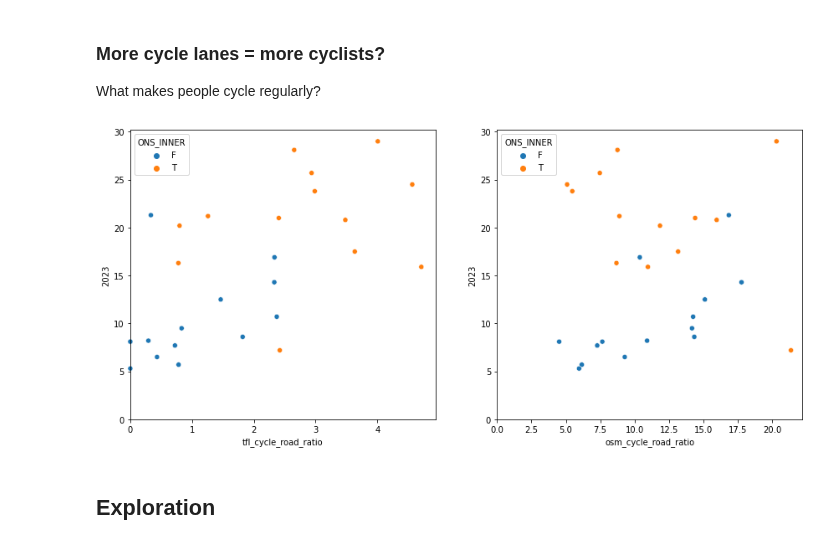
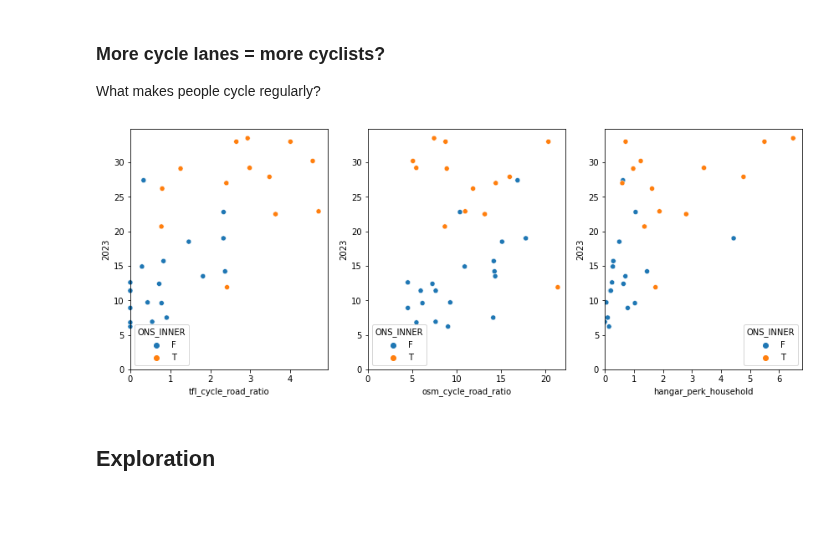
Before and after one commit to Lisa-Ho/small-data-projects, a Jupyter notebook: 2025/2504-cycling-rates-infra/cycling-rates-vs-infra.ipynb, the cells around one changed output. Cells and saved outputs as stored; diff of their text form; code cells hidden in the pictures; blank space fills up the shorter version.

```diff
--- a/2025/2504-cycling-rates-infra/cycling-rates-vs-infra.ipynb
+++ b/2025/2504-cycling-rates-infra/cycling-rates-vs-infra.ipynb
@@ -139,7 +139,7 @@ rates = rates[rates["ONS Code"].isin(london["GSS_CODE"])].reset_index(drop=True)
 # replace missing data
 years = ['2016', '2017', '2018','2019', '2020', '2021', '2022', '2023']
 for year in years:
-    rates[year] = rates[year].replace("[u]", np.nan)
+    rates[year] = rates[year].replace("[u]", None)
 rates.head()
 # %% [output]
 |  | ONS Code | Area name | Class | Mode | Purpose | Frequency | 2016 | 2017 | 2018 | 2019 | ... |
@@ -176,8 +176,8 @@ Source: Data gathered by Sian Berry AM, Green Party Member of the London Assembl
 [Pdf download here](https://www.london.gov.uk/sites/default/files/2024-02/2024_02_SIAN_BERRY_WINNING_BETTER_BOROUGH_TRANSPORT_PLANS.pdf)
 # %%
 funding = pd.read_csv("transport_bids.csv",
-                        skiprows=2, usecols=[0,1,2,3],
+                        skiprows=2, usecols=[0,2,3],
                         header=None,
-                        names=["GSS_CODE","NAME", "transport_bid", "transport_funding"])
+                        names=["GSS_CODE","transport_bid", "transport_funding"])
 funding.head()
 # %% [output]
@@ -226,33 +226,35 @@ gdf.head()
 # %% [markdown]
 ## Data viz
 # %%
-def filter_rates(purpose, frequency):
+def filter_rates(purpose, frequency, year):
     filter = (rates["Purpose"] == purpose) & (rates["Frequency"]== frequency)
-    rates_f = rates[filter]
+    rates_f = rates[filter][["ONS Code", year]]
     return rates_f
 # %% [markdown]
 ### More cycle lanes = more cyclists?
 
 What makes people cycle regularly?
 # %%
-rates_f = filter_rates("Any", "At least once per week")
-data = pd.merge(gdf, rates_f[["ONS Code", "2023"]], left_on="GSS_CODE", right_on="ONS Code", how="left")
+year = "2023"
+rates_f = filter_rates("Any", "At least once per month", year)
+data = pd.merge(gdf, rates_f, left_on="GSS_CODE", right_on="ONS Code", how="left")
 
 #setup-------------------------------
-fig, axes = plt.subplots(1,2, figsize=(12,6))
+fig, axes = plt.subplots(1,3, figsize=(12,5))
 plt.subplots_adjust(hspace=0.2, left=0.07, top=0.85, bottom=0.05, right=1)
 
 #plot data ---------------------------------
-sns.scatterplot(data=data, x="tfl_cycle_road_ratio", y="2023", hue="ONS_INNER", ax=axes[0],
+sns.scatterplot(data=data, x="tfl_cycle_road_ratio", y=year, hue="ONS_INNER", ax=axes[0],
                 clip_on=False)
-sns.scatterplot(data=data, x="osm_cycle_road_ratio", y="2023", hue="ONS_INNER", ax=axes[1])
+sns.scatterplot(data=data, x="osm_cycle_road_ratio", y=year, hue="ONS_INNER", ax=axes[1])
+sns.scatterplot(data=data, x="hangar_perk_household", y=year, hue="ONS_INNER", ax=axes[2])
 
 #format axes ---------------------------------
 for ax in axes:
     ax.set_ylim(ymin=0)
     ax.set_xlim(xmin=0)
 # %% [output]
-[figure, old version]
+[figure, new version]
 # %% [markdown]
 ## Exploration
 # %%
```
Also changed, not shown: parts of 1 cell of this notebook, 15 other files.
